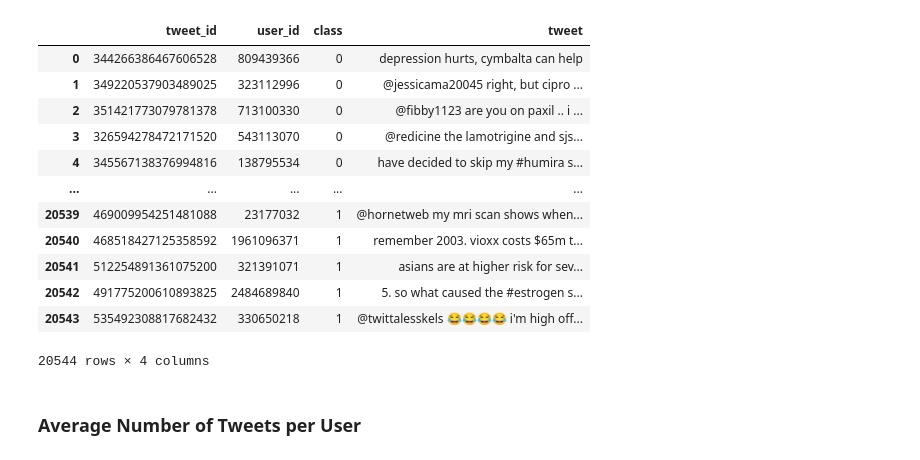
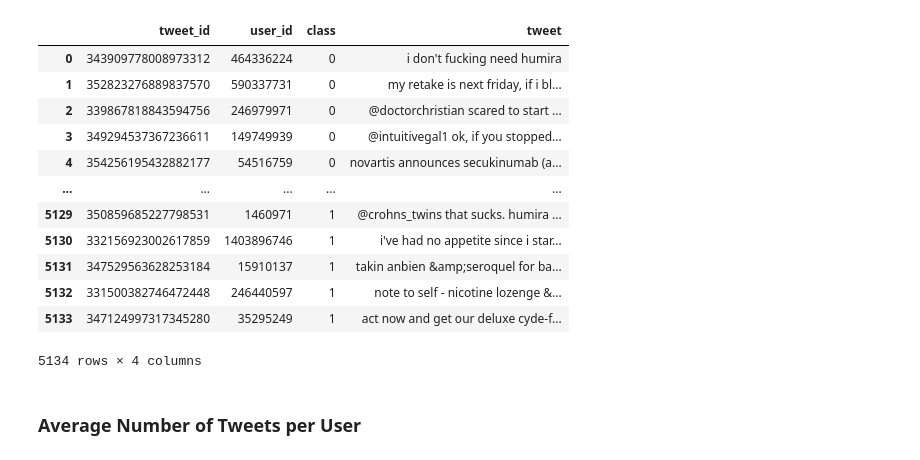
Before and after one commit to LarsGart/NLP-Social-Media-Mining-for-Health-Monitoring, a Jupyter notebook: Exploratory_Data_Analysis.ipynb, the cells around one changed output. Drawn from its saved outputs; the diff is of its cells as text; code cells hidden in the pictures.

```diff
--- a/Exploratory_Data_Analysis.ipynb
+++ b/Exploratory_Data_Analysis.ipynb
@@ -11,21 +11,22 @@ import tensorflow_hub as hub
 import tensorflow_text as text
 # %%
 df = pd.read_csv(r'drive/MyDrive/Colab Notebooks/NLP-Social-Media-Mining-for-Health-Monitoring/datasets/Task 1/task2_en_training.tsv', sep = '\t')
-df
+df_eval = pd.read_csv(r'/content/drive/MyDrive/Colab Notebooks/NLP-Social-Media-Mining-for-Health-Monitoring/datasets/Task 1/task2_en_validation.tsv', sep = '\t')
+df_eval
 # %% [output]
 |  | tweet_id | user_id | class | tweet |
-| 0 | 344266386467606528 | 809439366 | 0 | depression hurts, cymbalta can help |
-| 1 | 349220537903489025 | 323112996 | 0 | @jessicama20045 right, but cipro ... |
-| 2 | 351421773079781378 | 713100330 | 0 | @fibby1123 are you on paxil .. i ... |
-| 3 | 326594278472171520 | 543113070 | 0 | @redicine the lamotrigine and sjs... |
-| 4 | 345567138376994816 | 138795534 | 0 | have decided to skip my #humira s... |
+| 0 | 343909778008973312 | 464336224 | 0 | i don't fucking need humira |
+| 1 | 352823276889837570 | 590337731 | 0 | my retake is next friday, if i bl... |
+| 2 | 339867818843594756 | 246979971 | 0 | @doctorchristian scared to start ... |
+| 3 | 349294537367236611 | 149749939 | 0 | @intuitivegal1 ok, if you stopped... |
+| 4 | 354256195432882177 | 54516759 | 0 | novartis announces secukinumab (a... |
 | ... | ... | ... | ... | ... |
-| 20539 | 469009954251481088 | 23177032 | 1 | @hornetweb my mri scan shows when... |
-| 20540 | 468518427125358592 | 1961096371 | 1 | remember 2003. vioxx costs $65m t... |
-| 20541 | 512254891361075200 | 321391071 | 1 | asians are at higher risk for sev... |
-| 20542 | 491775200610893825 | 2484689840 | 1 | 5. so what caused the #estrogen s... |
-| 20543 | 535492308817682432 | 330650218 | 1 | @twittalesskels 😂😂😂😂 i'm high off... |
+| 5129 | 350859685227798531 | 1460971 | 1 | @crohns_twins that sucks. humira ... |
+| 5130 | 332156923002617859 | 1403896746 | 1 | i've had no appetite since i star... |
+| 5131 | 347529563628253184 | 15910137 | 1 | takin anbien &amp;seroquel for ba... |
+| 5132 | 331500382746472448 | 246440597 | 1 | note to self - nicotine lozenge &... |
+| 5133 | 347124997317345280 | 35295249 | 1 | act now and get our deluxe cyde-f... |
-20544 rows × 4 columns
+5134 rows × 4 columns
 # %% [markdown]
 ### Average Number of Tweets per User
 # %%
```
Also changed, not shown: parts of 11 cells of this notebook.
